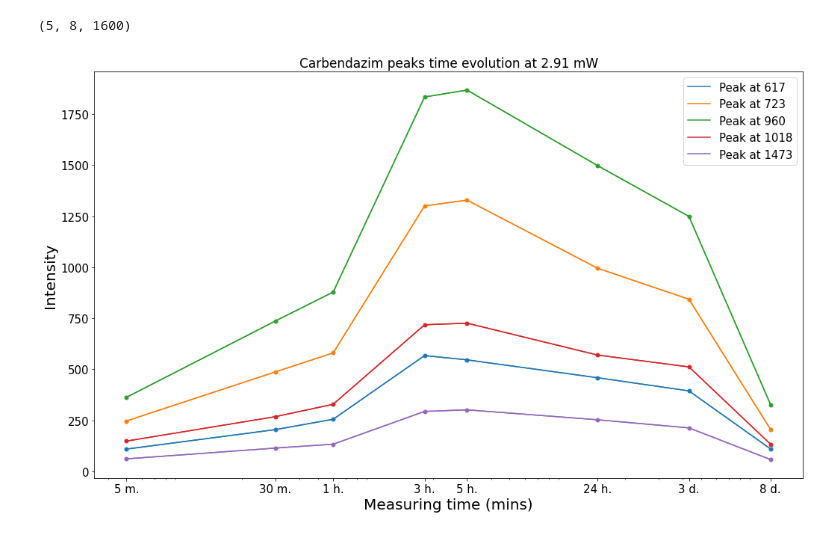
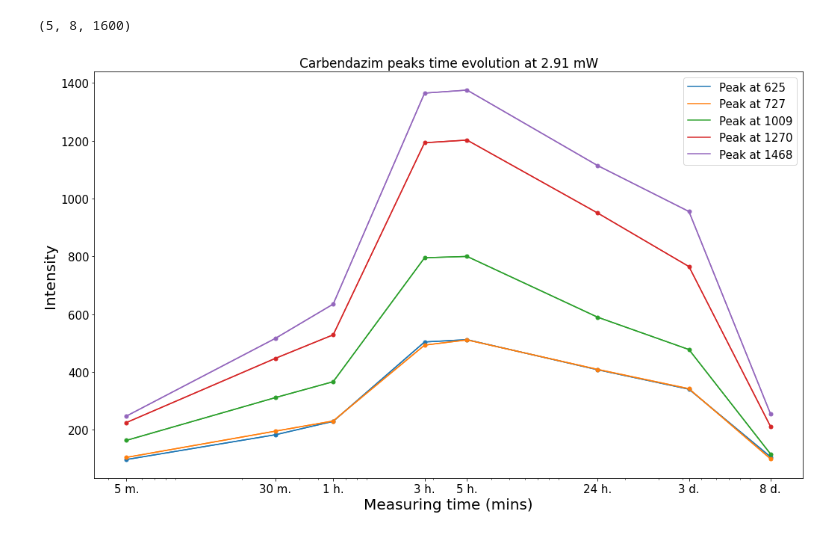
Before and after one commit to anva-kn/Raman, a Jupyter notebook: Aging&Time_evol.ipynb, the cells around one changed output. Saved outputs shown, nothing was run; the diff lists cells and outputs as text; code cells hidden in the pictures.

```diff
--- a/Aging&Time_evol.ipynb
+++ b/Aging&Time_evol.ipynb
@@ -246,0 +259,5 @@ car_aceta_aceph_peaks = carbendazim_peaks + acetamiprid_peaks + acephate_peaks
+# %%
+# Find the index of each peak in acephate_peaks in f_sup_0810 array
+acephate_peaks_index = np.zeros(len(acephate_peaks), dtype=int)
+for i in range(len(acephate_peaks)):
+    acephate_peaks_index[i] = np.argmin(np.abs(f_sup_0810 - acephate_peaks[i]))
@@ -246,0 +268,9 @@ car_aceta_aceph_peaks = carbendazim_peaks + acetamiprid_peaks + acephate_peaks
+# %%
+plt.figure(figsize=(15, 10))
+plt.plot(f_sup_0810, car_power_time_evol_mean_smooth[4, 7, :], label="carbendazim")
+for peak in carbendazim_peaks_index:
+    plt.axvline(x=f_sup_0810[peak], color="red", linestyle="--")
+plt.xlabel("Frequency (cm$^{-1}$)")
+plt.ylabel("Intensity (a.u.)")
+plt.legend()
+plt.show()
@@ -246,0 +279,9 @@ car_aceta_aceph_peaks = carbendazim_peaks + acetamiprid_peaks + acephate_peaks
+# %%
+plt.figure(figsize=(15, 10))
+plt.plot(f_sup_0810, aceta_power_time_evol_mean_smooth[4, 7, :], label="acetamiprid")
+for peak in acetamiprid_peaks_index:
+    plt.axvline(x=f_sup_0810[peak], color="red", linestyle="--")
+plt.xlabel("Frequency (cm$^{-1}$)")
+plt.ylabel("Intensity (a.u.)")
+plt.legend()
+plt.show()
@@ -246,0 +290,9 @@ car_aceta_aceph_peaks = carbendazim_peaks + acetamiprid_peaks + acephate_peaks
+# %%
+plt.figure(figsize=(15, 10))
+plt.plot(f_sup_0810, aceph_power_time_evol_mean_smooth[4, 7, :], label="acephate")
+for peak in acephate_peaks_index:
+    plt.axvline(x=f_sup_0810[peak], color="red", linestyle="--")
+plt.xlabel("Frequency (cm$^{-1}$)")
+plt.ylabel("Intensity (a.u.)")
+plt.legend()
+plt.show()
@@ -279,20 +388,20 @@ car_power_time_evol_mean_smooth.shape
 # %%
 i=0
 fig, ax = plt.subplots()
 fig.set_size_inches(17, 10)
-for peak, color in zip(carbendazim_peaks, colors):
-    ax.plot(peak_amplitude_time_log, car_power_time_evol_mean_smooth[0, :, peak], color=color, label='Peak at {}'.format(peak))
-    ax.plot(peak_amplitude_time_log, car_power_time_evol_mean_smooth[0, :, peak], color=color, marker='o', markersize=5)
+for peak_idx, peak, color in zip(carbendazim_peaks_index, carbendazim_peaks, colors):
+    ax.plot(peak_amplitude_time_log, car_power_time_evol_mean_smooth[0, :, peak_idx], color=color, label='Peak at {}'.format(peak))
+    ax.plot(peak_amplitude_time_log, car_power_time_evol_mean_smooth[0, :, peak_idx], color=color, marker='o', markersize=5)
     i+=1
 ax.legend(fontsize=15)
 ax.set_xlabel('Measuring time (mins)', fontsize=20)
 ax.set_ylabel('Intensity', fontsize=20)
 ax.set_xscale("log")
 ax.tick_params(axis='both', which='major', labelsize=15)
 ax.set_xticks(peak_amplitude_time_log)
 ax.set_xticklabels(time_labels)
 plt.title('Carbendazim peaks time evolution at 2.91 mW', fontsize=17)
 plt.show()
 # %% [output]
-[figure, old version]
+[figure, new version]
 # %%
```
Also changed, not shown: parts of 21 cells of this notebook, 1 other file.
